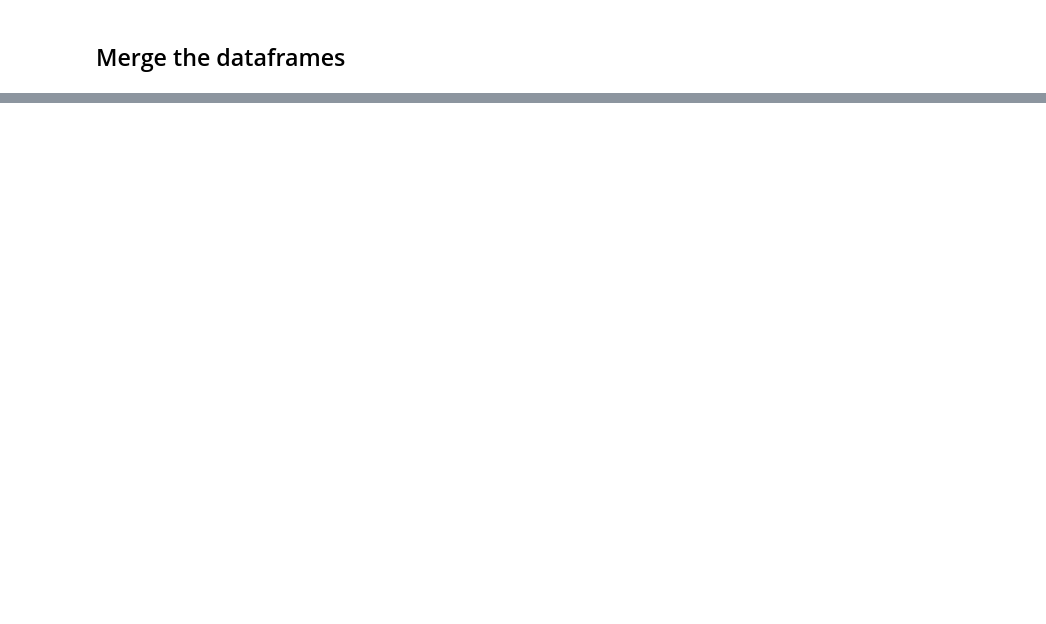
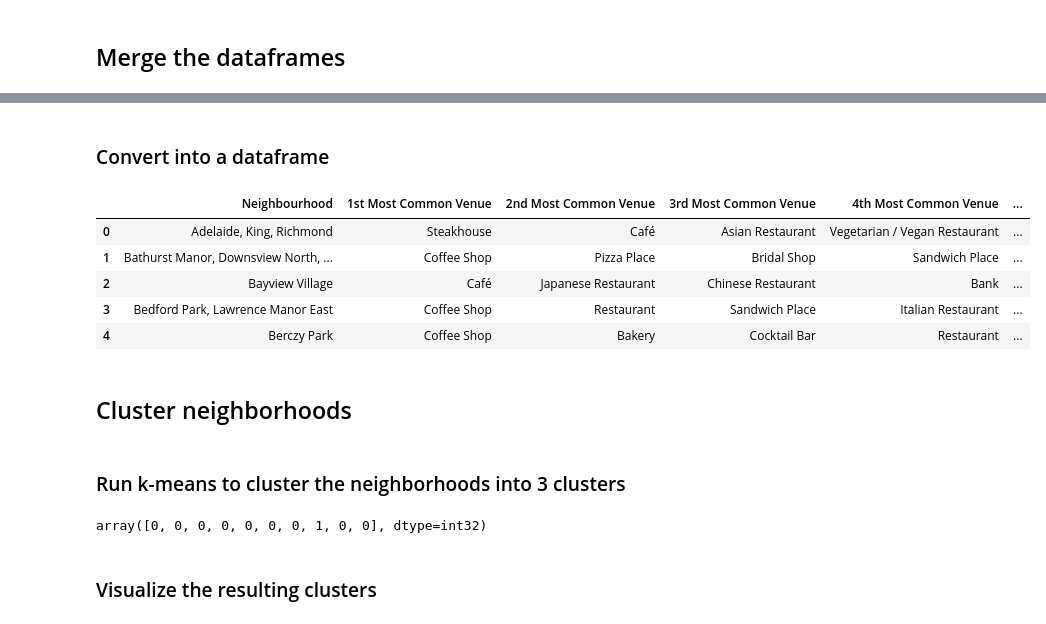
Before and after one commit to SandrineMetral/Coursera_Capstone, a Jupyter notebook: PostalCodes_Table.ipynb, the cells around one changed output, grey strips where cells are left out. Saved outputs shown, nothing was run; the diff lists cells and outputs as text; code cells hidden in the pictures; blank space fills up the shorter version.

```diff
--- a/PostalCodes_Table.ipynb
+++ b/PostalCodes_Table.ipynb
@@ -106,0 +385,40 @@ PC.head()
+# %% [markdown]
+### Convert into a dataframe
+# %%
+def return_most_common_venues(row, top_venues):
+    row_categories = row.iloc[1:]
+    row_categories_sorted = row_categories.sort_values(ascending=False)
+
+    return row_categories_sorted.index.values[0:top_venues]
+
+
+
+indicators = ['st', 'nd', 'rd']
+
+# create columns according to number of top venues
+columns = ['Neighbourhood']
+for ind in np.arange(top_venues):
+    try:
+        columns.append('{}{} Most Common Venue'.format(ind+1, indicators[ind]))
+    except:
+        columns.append('{}th Most Common Venue'.format(ind+1))
+
+# create a new dataframe
+neighborhoods_venues_sorted = pd.DataFrame(columns=columns)
+neighborhoods_venues_sorted['Neighbourhood'] = toronto_grouped['Neighbourhood']
+
+for ind in np.arange(toronto_grouped.shape[0]):
+    neighborhoods_venues_sorted.iloc[ind, 1:] = return_most_common_venues(toronto_grouped.iloc[ind, :], top_venues)
+
+neighborhoods_venues_sorted.head()
+# %% [output]
+|  | Neighbourhood | 1st Most Common Venue | 2nd Most Common Venue | 3rd Most Common Venue | 4th Most Common Venue | ... |
+| 0 | Adelaide, King, Richmond | Steakhouse | Café | Asian Restaurant | Vegetarian / Vegan Restaurant | ... |
+| 1 | Bathurst Manor, Downsview North, ... | Coffee Shop | Pizza Place | Bridal Shop | Sandwich Place | ... |
+| 2 | Bayview Village | Café | Japanese Restaurant | Chinese Restaurant | Bank | ... |
+| 3 | Bedford Park, Lawrence Manor East | Coffee Shop | Restaurant | Sandwich Place | Italian Restaurant | ... |
+| 4 | Berczy Park | Coffee Shop | Bakery | Cocktail Bar | Restaurant | ... |
+# %% [markdown]
+## Cluster neighborhoods
+# %% [markdown]
+### Run k-means to cluster the neighborhoods into 3 clusters
@@ -106,0 +427,13 @@ PC.head()
+# %%
+# set number of clusters
+kclusters = 3
+
+toronto_grouped_clustering = toronto_grouped.drop('Neighbourhood', 1)
+
+# run k-means clustering
+kmeans = KMeans(n_clusters=kclusters, random_state=0).fit(toronto_grouped_clustering)
+
+# check cluster labels generated for each row in the dataframe
+kmeans.labels_[0:10]
+# %% [output]
+array([0, 0, 0, 0, 0, 0, 0, 1, 0, 0], dtype=int32)
@@ -106,0 +448,2 @@ PC.head()
+# %% [markdown]
+### Visualize the resulting clusters
```
Also changed, not shown: parts of 45 cells of this notebook.
